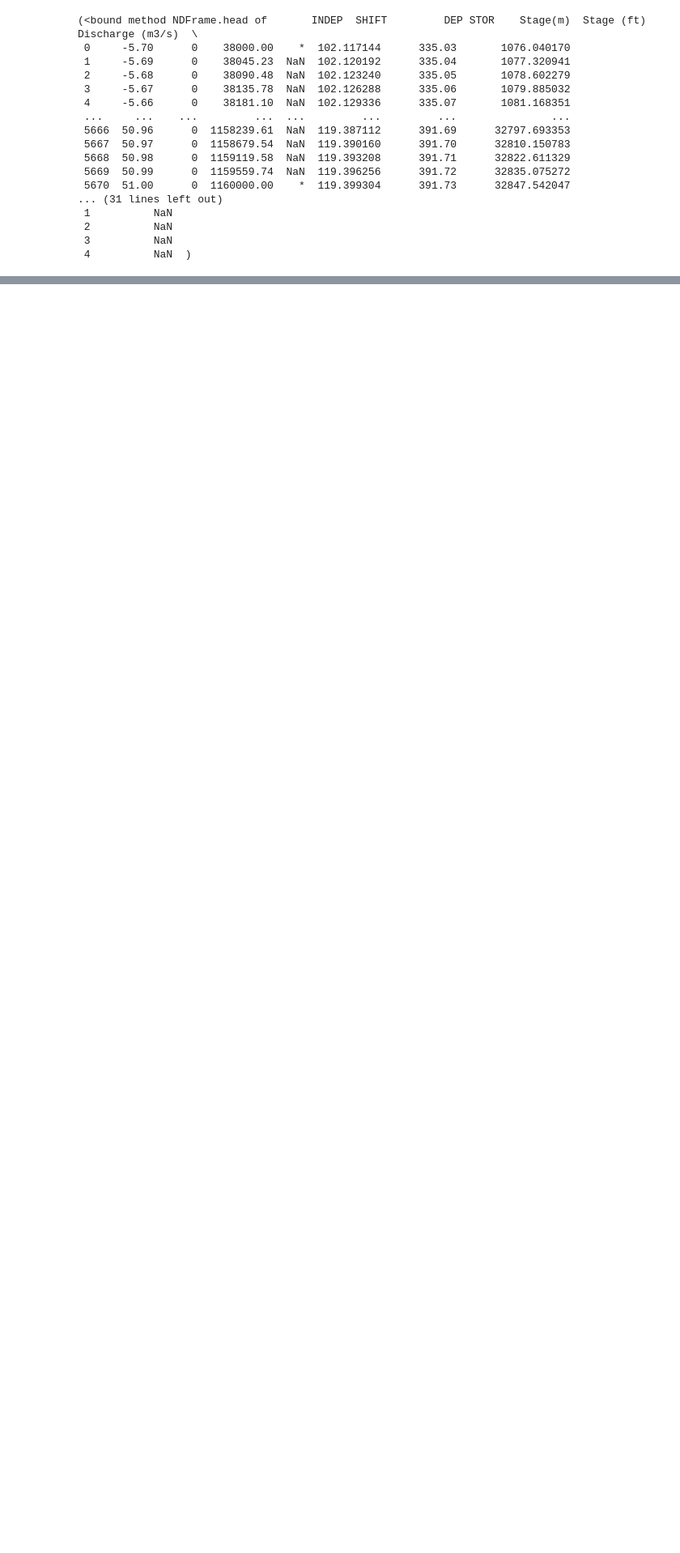
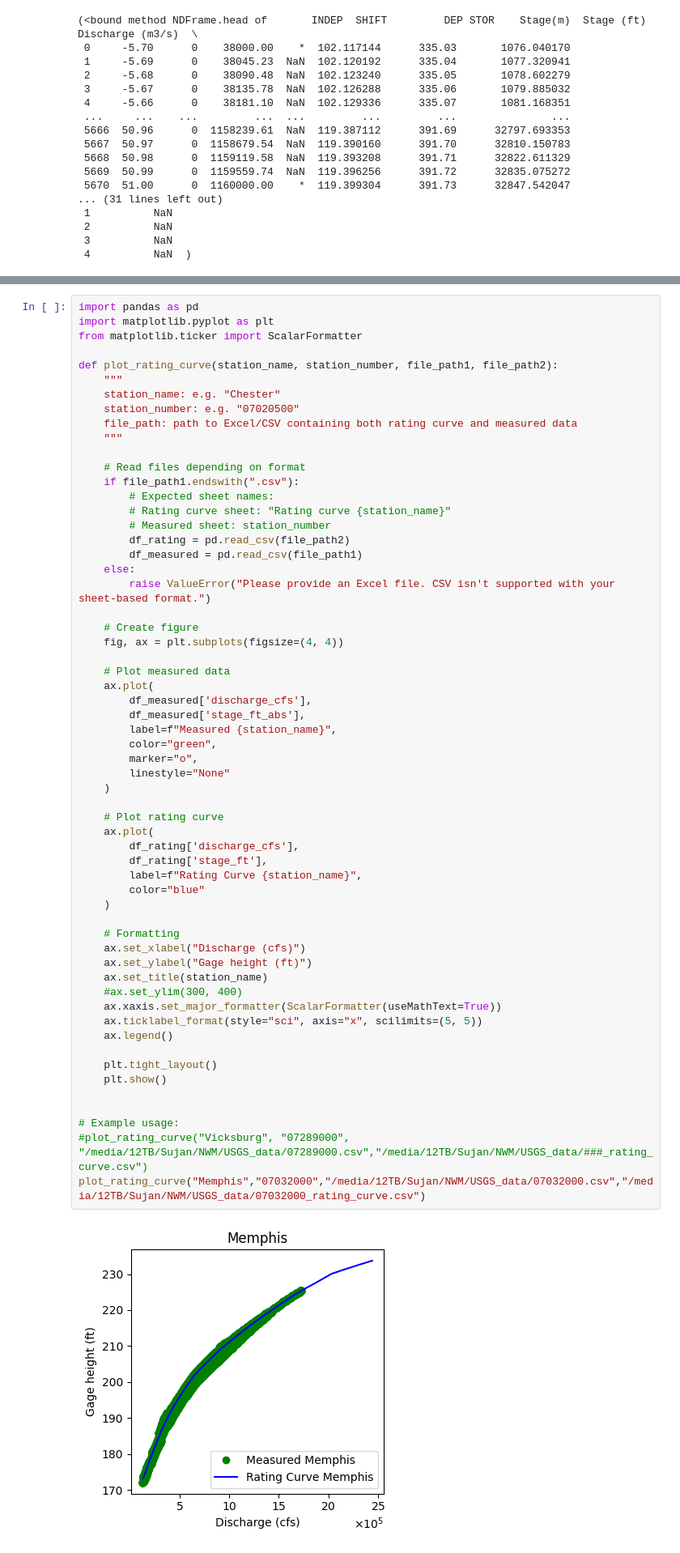
Before and after one commit to sujanmaharjan99/LRF_RC, a Jupyter notebook: discharge_to_stage/Rating_curve_Thebes_Chester.ipynb, the cells around one changed output, grey strips where cells are left out. Shown at 81% size. Cells and saved outputs as stored; diff of their text form; blank space fills up the shorter version.

```diff
--- a/discharge_to_stage/Rating_curve_Thebes_Chester.ipynb
+++ b/discharge_to_stage/Rating_curve_Thebes_Chester.ipynb
@@ -72,0 +73,61 @@ plt.show()
+# %%
+import pandas as pd
+import matplotlib.pyplot as plt
+from matplotlib.ticker import ScalarFormatter
+
+def plot_rating_curve(station_name, station_number, file_path1, file_path2):
+    """
+    station_name: e.g. "Chester"
+    station_number: e.g. "07020500"
+    file_path: path to Excel/CSV containing both rating curve and measured data
+    """
+
+    # Read files depending on format
+    if file_path1.endswith(".csv"):
+        # Expected sheet names:
+        # Rating curve sheet: "Rating curve {station_name}"
+        # Measured sheet: station_number
+        df_rating = pd.read_csv(file_path2)
+        df_measured = pd.read_csv(file_path1)
+    else:
+        raise ValueError("Please provide an Excel file. CSV isn't supported with your sheet-based format.")
+
+    # Create figure
+    fig, ax = plt.subplots(figsize=(4, 4))
+
+    # Plot measured data
+    ax.plot(
+        df_measured['discharge_cfs'],
+        df_measured['stage_ft_abs'],
+        label=f"Measured {station_name}",
+        color="green",
+        marker="o",
+        linestyle="None"
+    )
+
+    # Plot rating curve
+    ax.plot(
+        df_rating['discharge_cfs'],
+        df_rating['stage_ft'],
+        label=f"Rating Curve {station_name}",
+        color="blue"
+    )
+
+    # Formatting
+    ax.set_xlabel("Discharge (cfs)")
+    ax.set_ylabel("Gage height (ft)")
+    ax.set_title(station_name)
+    #ax.set_ylim(300, 400)
+    ax.xaxis.set_major_formatter(ScalarFormatter(useMathText=True))
+    ax.ticklabel_format(style="sci", axis="x", scilimits=(5, 5))
+    ax.legend()
+
+    plt.tight_layout()
+    plt.show()
+
+
+# Example usage:
+#plot_rating_curve("Vicksburg", "07289000", "/media/12TB/Sujan/NWM/USGS_data/07289000.csv","/media/12TB/Sujan/NWM/USGS_data/###_rating_curve.csv")
+plot_rating_curve("Memphis","07032000","/media/12TB/Sujan/NWM/USGS_data/07032000.csv","/media/12TB/Sujan/NWM/USGS_data/07032000_rating_curve.csv")
+# %% [output]
+[figure, added]
```
Also changed, not shown: parts of 1 cell of this notebook.
